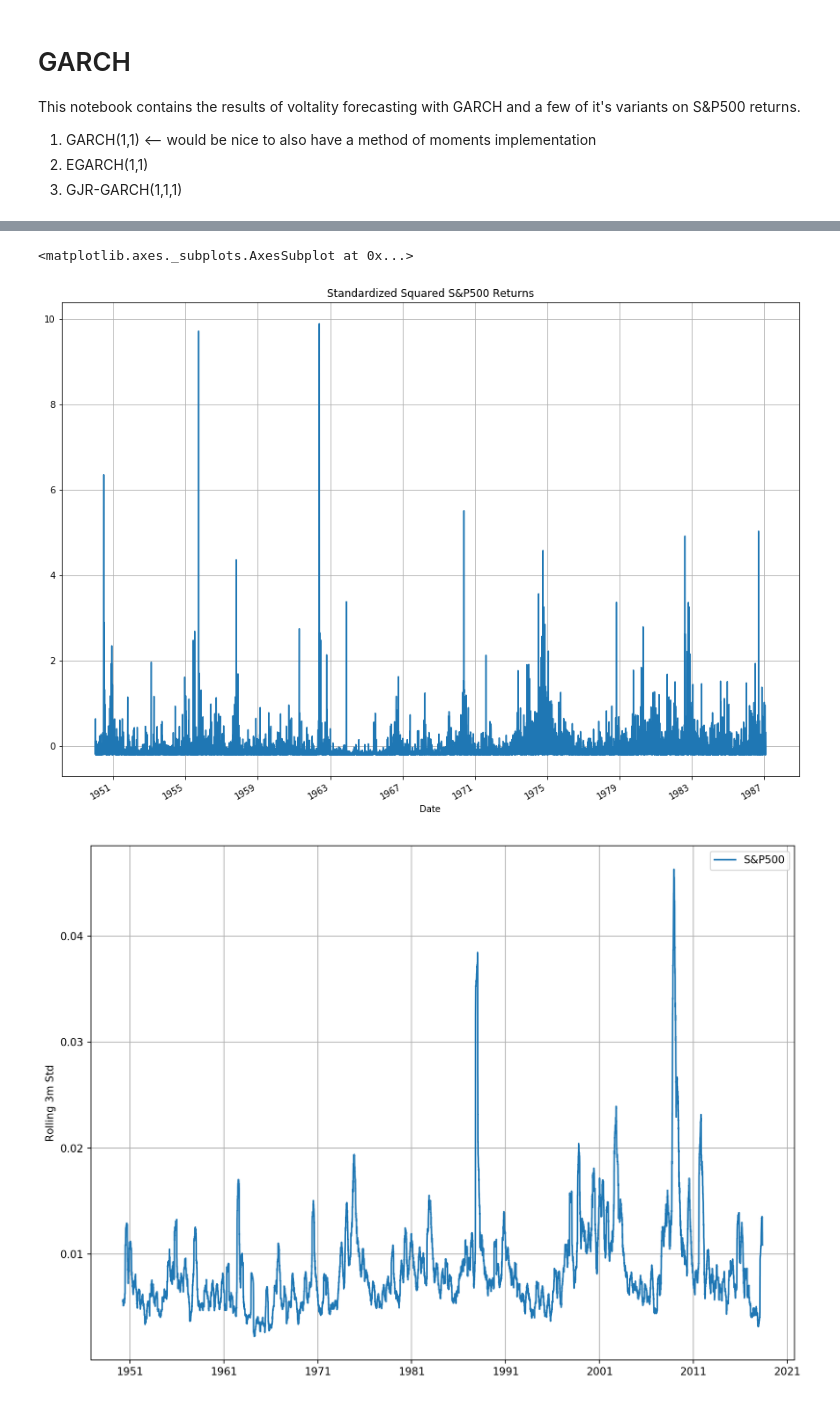
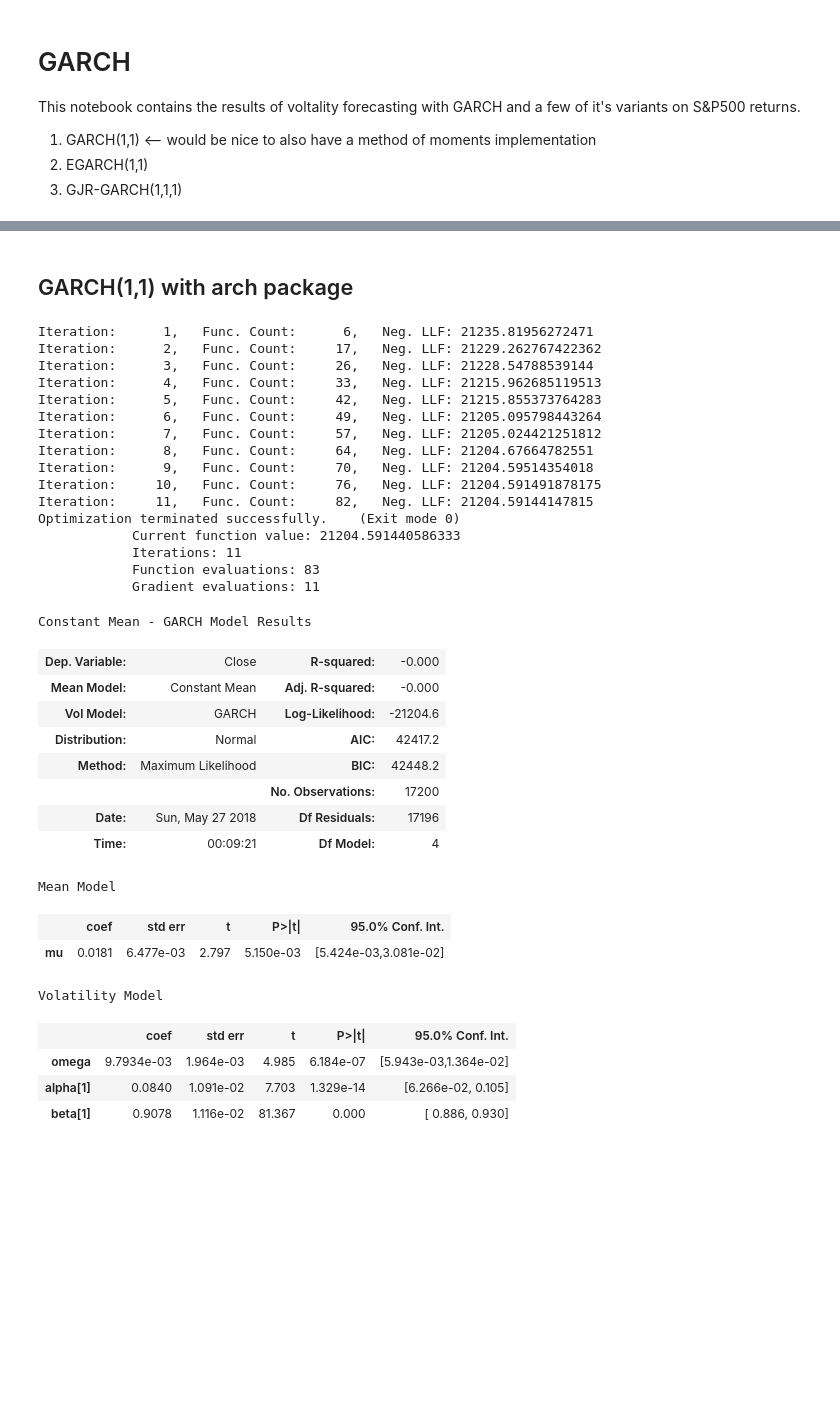
Before and after one commit to ngurnani/VolatilityPrediction, a Jupyter notebook: src/GARCH.ipynb, the cells around one changed output, grey strips where cells are left out. Saved outputs shown, nothing was run; the diff lists cells and outputs as text; code cells hidden in the pictures; blank space fills up the shorter version.

```diff
--- a/src/GARCH.ipynb
+++ b/src/GARCH.ipynb
@@ -31,14 +43,41 @@ squaredreturns_standardized = (squaredreturns - np.mean(squaredreturns))/(np.std
-# %%
-squaredreturns_standardized[:'1987-01'].plot(title = "Standardized Squared S&P500 Returns", grid=True, figsize=(15,11))
-# %% [output]
-<matplotlib.axes._subplots.AxesSubplot at 0x...>
-[figure, removed]
-# %%
-plt.figure(figsize=(12, 9), dpi=190)
-plt.plot(pd.rolling_std(sp500returns, 61))
-plt.grid(True)
-plt.ylabel('Rolling 3m Std')
-plt.legend(['S&P500']);
-# %% [output]
-[figure, removed]
+# %% [markdown]
+## GARCH(1,1) with arch package
+# %%
+garch_11 = arch_model(sp500_returns, vol='Garch', p=1, o=0, q=1, dist='Normal')
+res = garch_11.fit()
+res.summary()
+# %% [output]
+Iteration:      1,   Func. Count:      6,   Neg. LLF: 21235.81956272471
+Iteration:      2,   Func. Count:     17,   Neg. LLF: 21229.262767422362
+Iteration:      3,   Func. Count:     26,   Neg. LLF: 21228.54788539144
+Iteration:      4,   Func. Count:     33,   Neg. LLF: 21215.962685119513
+Iteration:      5,   Func. Count:     42,   Neg. LLF: 21215.855373764283
+Iteration:      6,   Func. Count:     49,   Neg. LLF: 21205.095798443264
+Iteration:      7,   Func. Count:     57,   Neg. LLF: 21205.024421251812
+Iteration:      8,   Func. Count:     64,   Neg. LLF: 21204.67664782551
+Iteration:      9,   Func. Count:     70,   Neg. LLF: 21204.59514354018
+Iteration:     10,   Func. Count:     76,   Neg. LLF: 21204.591491878175
+Iteration:     11,   Func. Count:     82,   Neg. LLF: 21204.59144147815
+Optimization terminated successfully.    (Exit mode 0)
+            Current function value: 21204.591440586333
+            Iterations: 11
+            Function evaluations: 83
+            Gradient evaluations: 11
+Constant Mean - GARCH Model Results
+| Dep. Variable: | Close | R-squared: | -0.000 |
+| Mean Model: | Constant Mean | Adj. R-squared: | -0.000 |
+| Vol Model: | GARCH | Log-Likelihood: | -21204.6 |
+| Distribution: | Normal | AIC: | 42417.2 |
+| Method: | Maximum Likelihood | BIC: | 42448.2 |
+|  |  | No. Observations: | 17200 |
+| Date: | Sun, May 27 2018 | Df Residuals: | 17196 |
+| Time: | 00:09:21 | Df Model: | 4 |
+Mean Model
+|  | coef | std err | t | P>|t| | 95.0% Conf. Int. |
+| mu | 0.0181 | 6.477e-03 | 2.797 | 5.150e-03 | [5.424e-03,3.081e-02] |
+Volatility Model
+|  | coef | std err | t | P>|t| | 95.0% Conf. Int. |
+| omega | 9.7934e-03 | 1.964e-03 | 4.985 | 6.184e-07 | [5.943e-03,1.364e-02] |
+| alpha[1] | 0.0840 | 1.091e-02 | 7.703 | 1.329e-14 | [6.266e-02, 0.105] |
+| beta[1] | 0.9078 | 1.116e-02 | 81.367 | 0.000 | [ 0.886, 0.930] |
 # %% [markdown]
```
Also changed, not shown: parts of 15 cells of this notebook, 23 other files.
